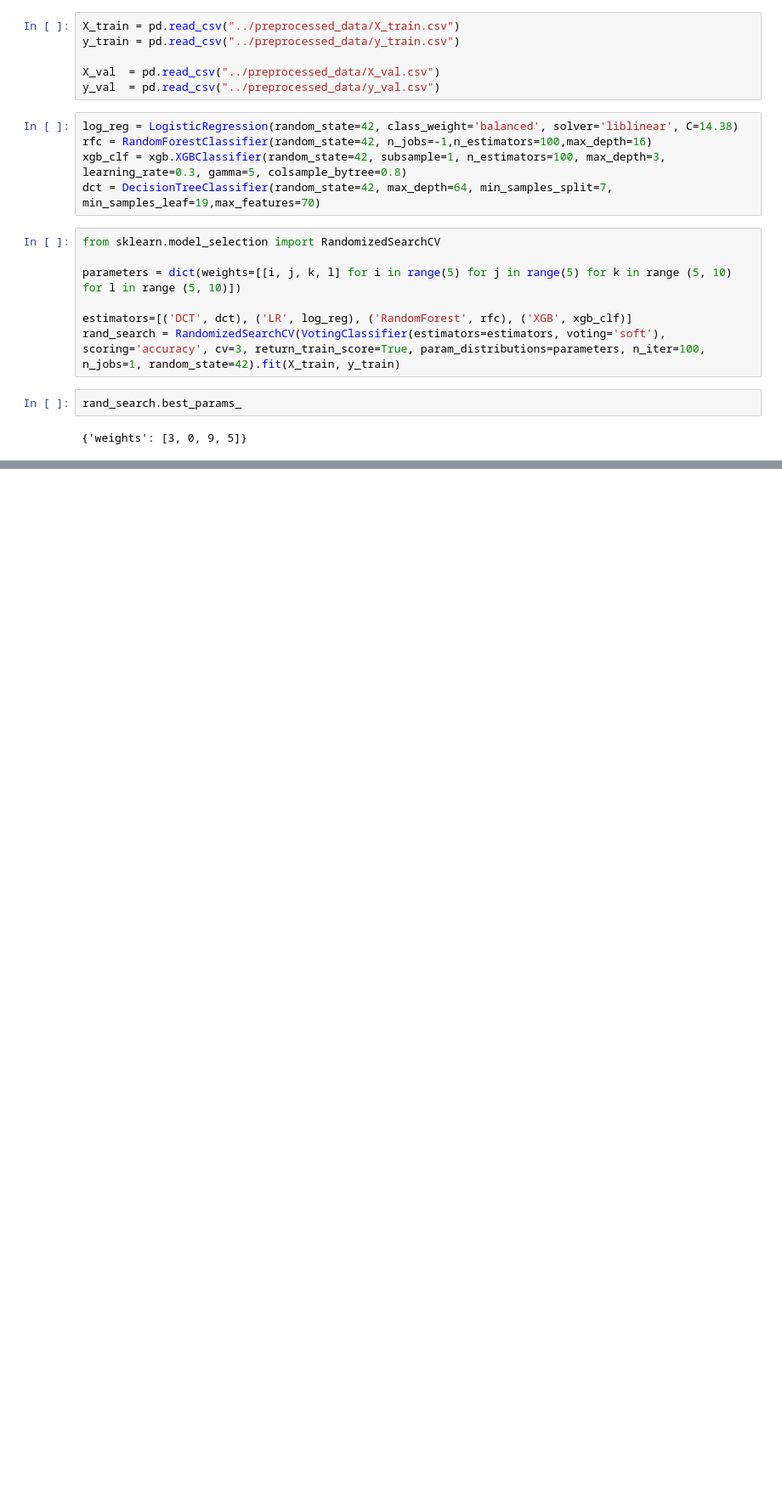
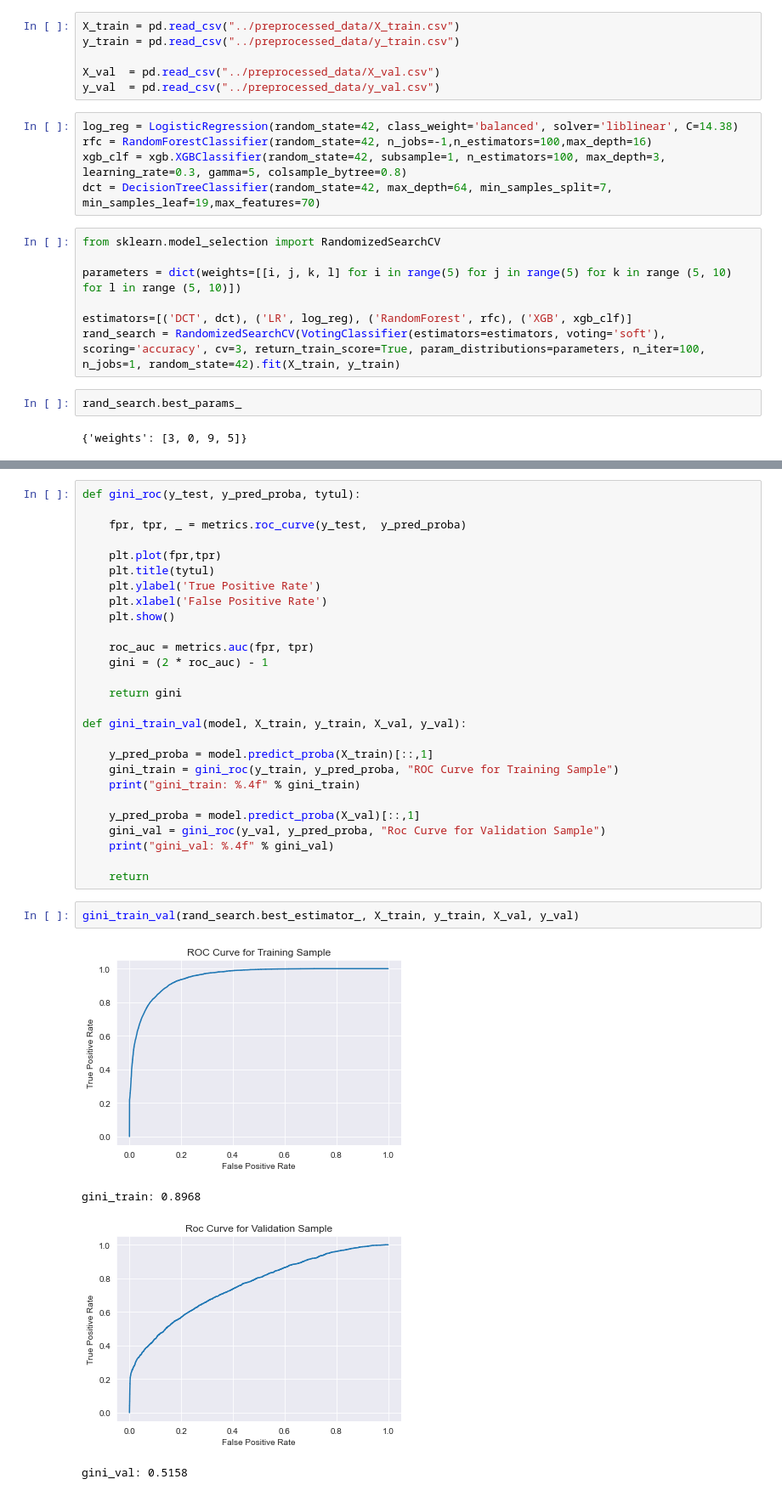
Before and after one commit to Koliber216/DontGetKicked-ML-Classification, a Jupyter notebook: model_notebooks/Voting.ipynb, the cells around one changed output, grey strips where cells are left out. Shown: that part at 85% size. Cells and saved outputs as stored; diff of their text form; blank space fills up the shorter version.

```diff
--- a/model_notebooks/Voting.ipynb
+++ b/model_notebooks/Voting.ipynb
@@ -96,0 +100,34 @@ roc_auc_continuous:    0.7579
+# %%
+def gini_roc(y_test, y_pred_proba, tytul):
+
+    fpr, tpr, _ = metrics.roc_curve(y_test,  y_pred_proba)
+
+    plt.plot(fpr,tpr)
+    plt.title(tytul)
+    plt.ylabel('True Positive Rate')
+    plt.xlabel('False Positive Rate')
+    plt.show()
+
+    roc_auc = metrics.auc(fpr, tpr)
+    gini = (2 * roc_auc) - 1
+
+    return gini
+
+def gini_train_val(model, X_train, y_train, X_val, y_val):
+
+    y_pred_proba = model.predict_proba(X_train)[::,1]
+    gini_train = gini_roc(y_train, y_pred_proba, "ROC Curve for Training Sample")
+    print("gini_train: %.4f" % gini_train)
+
+    y_pred_proba = model.predict_proba(X_val)[::,1]
+    gini_val = gini_roc(y_val, y_pred_proba, "Roc Curve for Validation Sample")
+    print("gini_val: %.4f" % gini_val)
+
+    return
+# %%
+gini_train_val(rand_search.best_estimator_, X_train, y_train, X_val, y_val)
+# %% [output]
+[figure, added]
+gini_train: 0.8968
+[figure, added]
+gini_val: 0.5158
```
Also changed, not shown: parts of 4 cells of this notebook, 2 other files.
